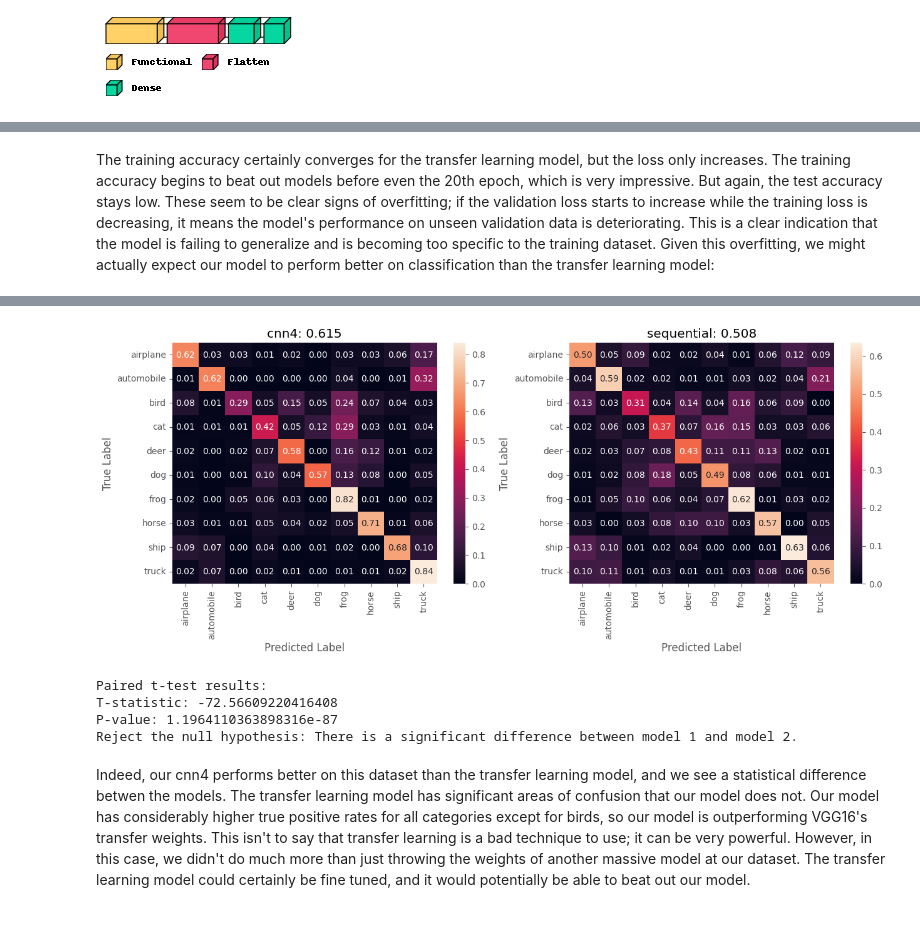
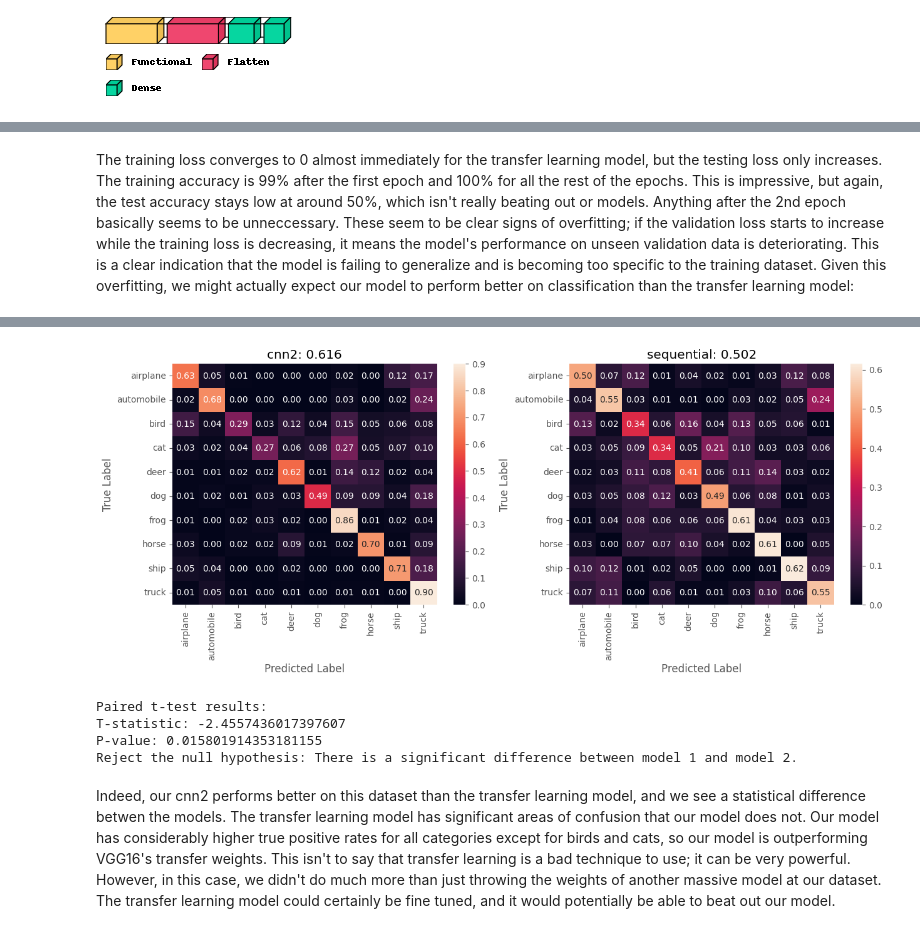
Before and after one commit to wyattsaltzman/ML-F23-Lab6, a Jupyter notebook: lab6.ipynb, the cells around one changed output, grey strips where cells are left out. Drawn from its saved outputs; the diff is of its cells as text; code cells hidden in the pictures.

```diff
--- a/lab6.ipynb
+++ b/lab6.ipynb
@@ -929,5 +931,5 @@ plt.show()
 # %% [markdown]
-The training accuracy certainly converges for the transfer learning model, but the loss only increases. The training accuracy begins to beat out models before even the 20th epoch, which is very impressive. But again, the test accuracy stays low. These seem to be clear signs of overfitting; if the validation loss starts to increase while the training loss is decreasing, it means the model's performance on unseen validation data is deteriorating. This is a clear indication that the model is failing to generalize and is becoming too specific to the training dataset. Given this overfitting, we might actually expect our model to perform better on classification than the transfer learning model:
+The training loss converges to 0 almost immediately for the transfer learning model, but the testing loss only increases. The training accuracy is 99% after the first epoch and 100% for all the rest of the epochs. This is impressive, but again, the test accuracy stays low at around 50%, which isn't really beating out or models. Anything after the 2nd epoch basically seems to be unneccessary. These seem to be clear signs of overfitting; if the validation loss starts to increase while the training loss is decreasing, it means the model's performance on unseen validation data is deteriorating. This is a clear indication that the model is failing to generalize and is becoming too specific to the training dataset. Given this overfitting, we might actually expect our model to perform better on classification than the transfer learning model:
 # %%
-confusion_matrix_compare(cnn4, transfer_learning_model, X_test, y_test, labels=labels)
+confusion_matrix_compare(cnn2, transfer_learning_model, X_test, y_test, labels=labels)
 # %% [output]
@@ -936,10 +938,10 @@ confusion_matrix_compare(cnn4, transfer_learning_model, X_test, y_test, labels=l
-[figure, old version]
+[figure, new version]
 # %%
-paired_t_test(cnn4_history, transfer_learning_model_history)
+paired_t_test(cnn2_history, transfer_learning_model_history)
 # %% [output]
 Paired t-test results:
-T-statistic: -72.56609220416408
-P-value: 1.1964110363898316e-87
+T-statistic: -2.4557436017397607
+P-value: 0.015801914353181155
 Reject the null hypothesis: There is a significant difference between model 1 and model 2.
 # %% [markdown]
-Indeed, our cnn4 performs better on this dataset than the transfer learning model, and we see a statistical difference betwen the models. The transfer learning model has significant areas of confusion that our model does not. Our model has considerably higher true positive rates for all categories except for birds, so our model is outperforming VGG16's transfer weights. This isn't to say that transfer learning is a bad technique to use; it can be very powerful. However, in this case, we didn't do much more than just throwing the weights of another massive model at our dataset. The transfer learning model could certainly be fine tuned, and it would potentially be able to beat out our model.
+Indeed, our cnn2 performs better on this dataset than the transfer learning model, and we see a statistical difference betwen the models. The transfer learning model has significant areas of confusion that our model does not. Our model has considerably higher true positive rates for all categories except for birds and cats, so our model is outperforming VGG16's transfer weights. This isn't to say that transfer learning is a bad technique to use; it can be very powerful. However, in this case, we didn't do much more than just throwing the weights of another massive model at our dataset. The transfer learning model could certainly be fine tuned, and it would potentially be able to beat out our model.
```
Also changed, not shown: parts of 44 cells of this notebook, 1 other file.
